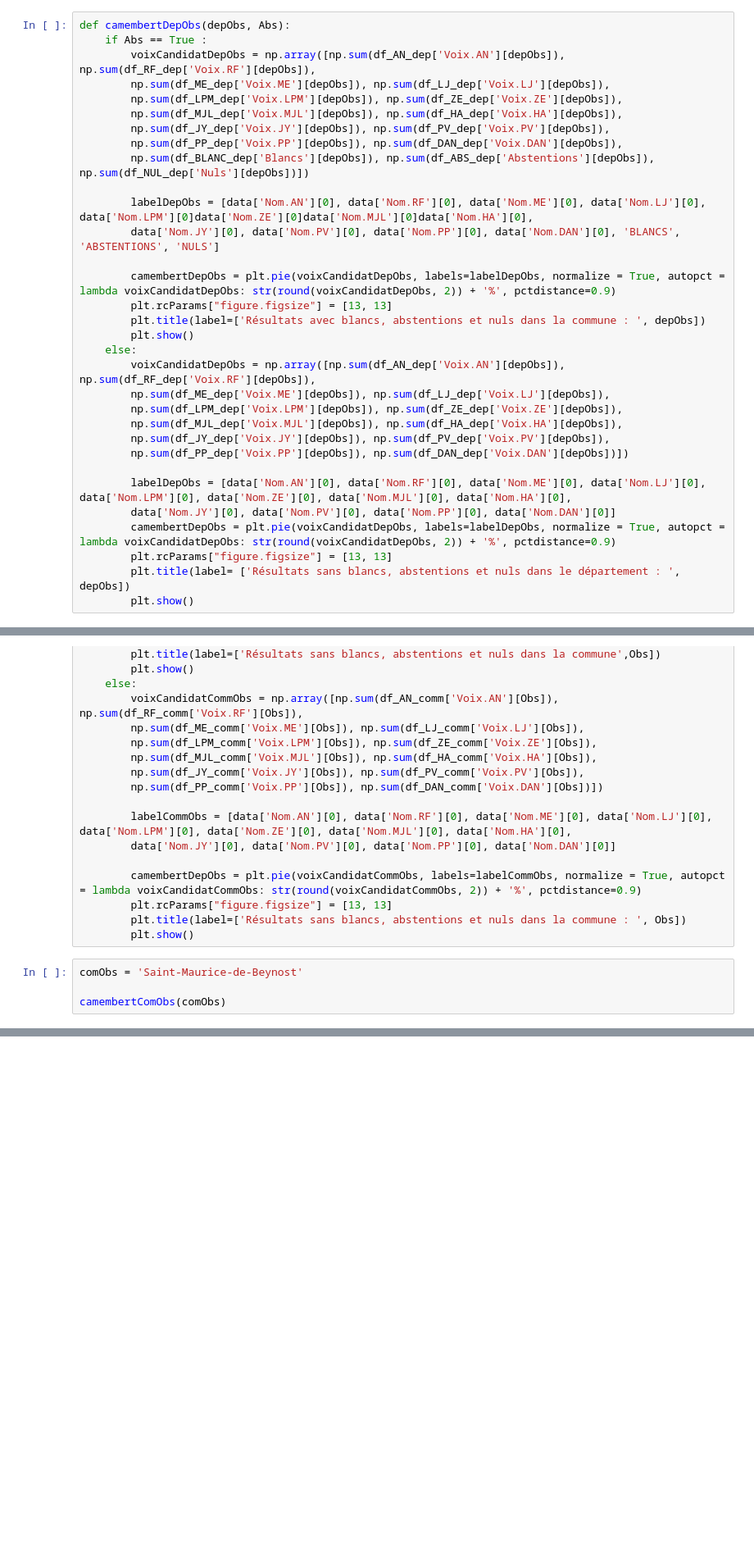
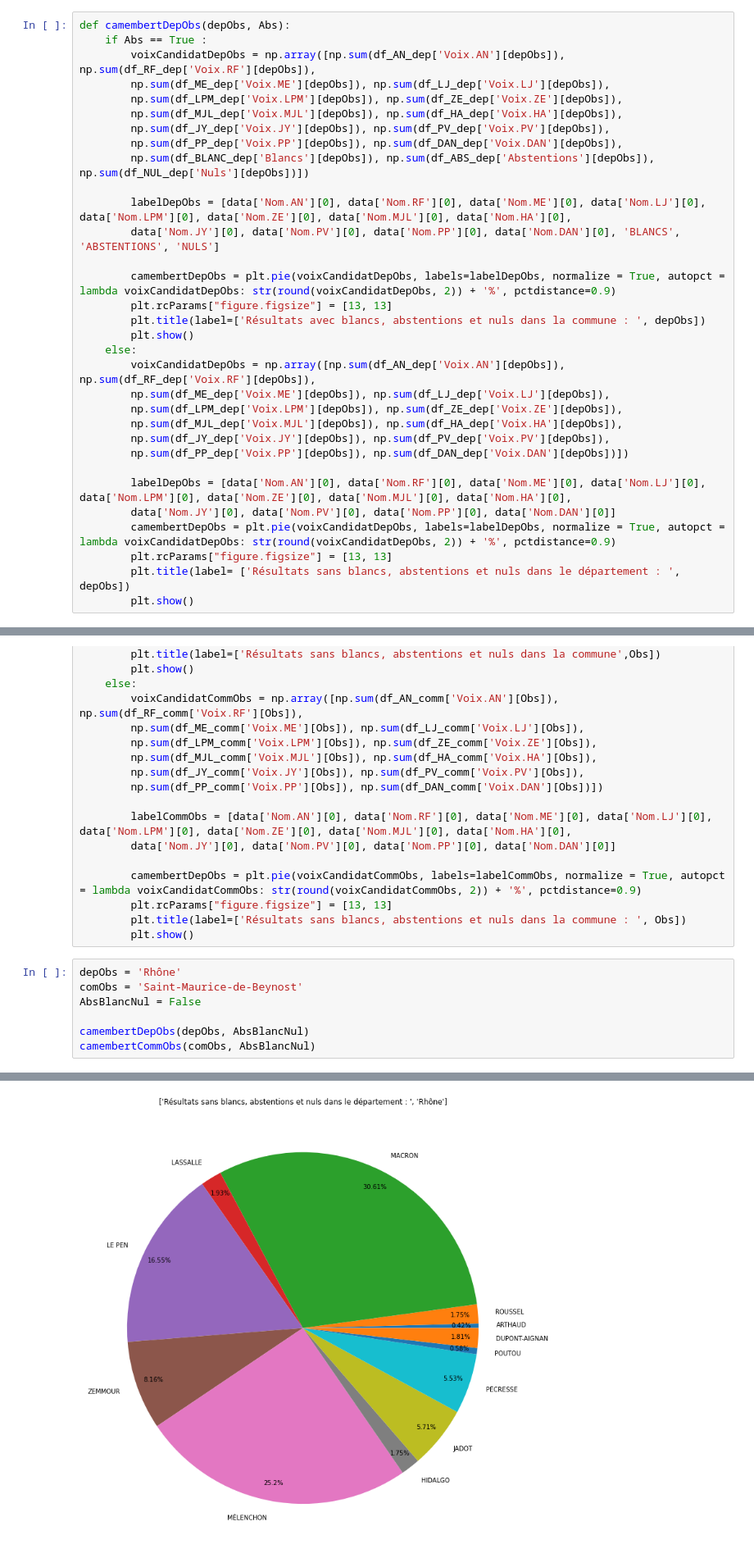
Before and after one commit to BaderEK/AnalyseDeDonnees, a Jupyter notebook: Groupe 2/Groupe 2/rendu.ipynb, the cells around one changed output, grey strips where cells are left out. Shown at 82% size. Cells and saved outputs as stored; diff of their text form; blank space fills up the shorter version.

```diff
--- a/Groupe 2/Groupe 2/rendu.ipynb
+++ b/Groupe 2/Groupe 2/rendu.ipynb
@@ -190,7 +190,7 @@ def camembertDepObs(depObs, Abs):
         np.sum(df_PP_dep['Voix.PP'][depObs]), np.sum(df_DAN_dep['Voix.DAN'][depObs]),
         np.sum(df_BLANC_dep['Blancs'][depObs]), np.sum(df_ABS_dep['Abstentions'][depObs]), np.sum(df_NUL_dep['Nuls'][depObs])])
 
-        labelDepObs = [data['Nom.AN'][0], data['Nom.RF'][0], data['Nom.ME'][0], data['Nom.LJ'][0], data['Nom.LPM'][0]data['Nom.ZE'][0]data['Nom.MJL'][0]data['Nom.HA'][0],
+        labelDepObs = [data['Nom.AN'][0], data['Nom.RF'][0], data['Nom.ME'][0], data['Nom.LJ'][0], data['Nom.LPM'][0], data['Nom.ZE'][0], data['Nom.MJL'][0], data['Nom.HA'][0],
         data['Nom.JY'][0], data['Nom.PV'][0], data['Nom.PP'][0], data['Nom.DAN'][0], 'BLANCS', 'ABSTENTIONS', 'NULS']
 
         camembertDepObs = plt.pie(voixCandidatDepObs, labels=labelDepObs, normalize = True, autopct = lambda voixCandidatDepObs: str(round(voixCandidatDepObs, 2)) + '%', pctdistance=0.9)
@@ -253,7 +247,10 @@ def camembertCommObs(Obs, Abs):
         plt.title(label=['Résultats sans blancs, abstentions et nuls dans la commune : ', Obs])
         plt.show()
 # %%
+depObs = 'Rhône'
 comObs = 'Saint-Maurice-de-Beynost'
+AbsBlancNul = False
 
-camembertComObs(comObs)
+camembertDepObs(depObs, AbsBlancNul)
+camembertCommObs(comObs, AbsBlancNul)
 # %% [output]
@@ -260,0 +257 @@ NameError: name 'df_AN_com' is not defined
+[figure, added]
```
Also changed, not shown: parts of 2 cells of this notebook.
